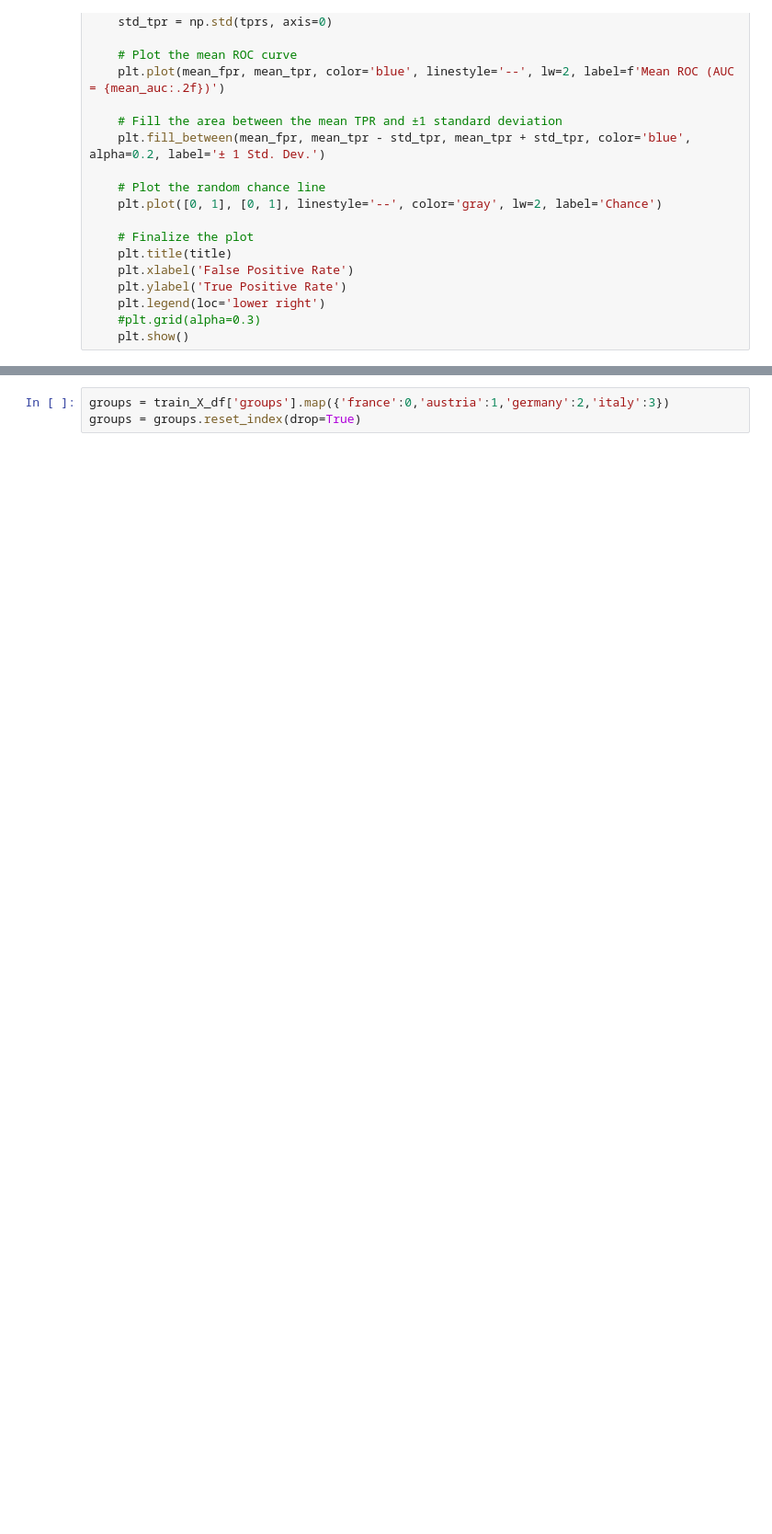
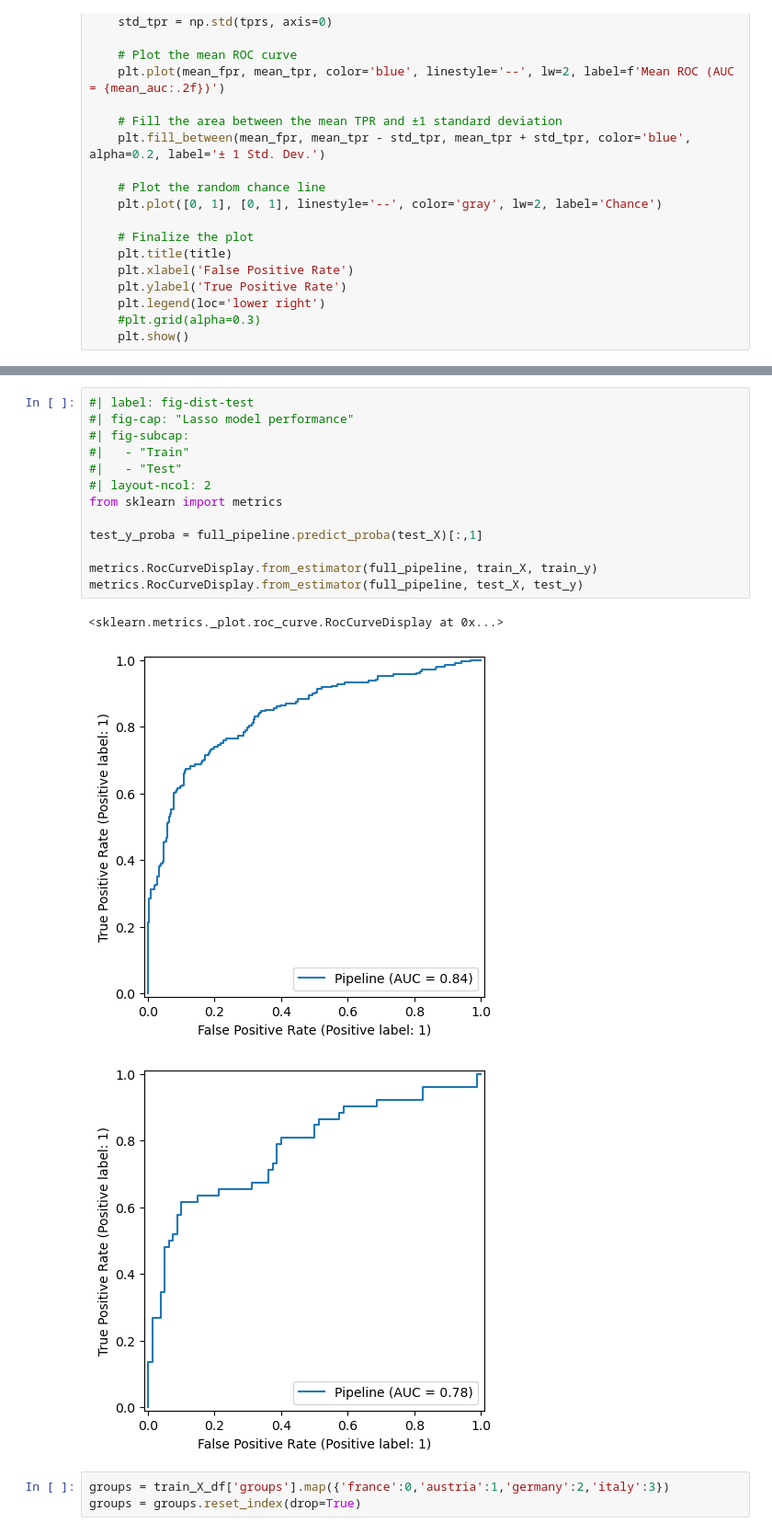
Before and after one commit to pankajchejara23/bioinformatics_book, a Jupyter notebook: chapter6.ipynb, the cells around one changed output, grey strips where cells are left out. Shown at 92% size. Saved outputs shown, nothing was run; the diff lists cells and outputs as text; blank space fills up the shorter version.

```diff
--- a/chapter6.ipynb
+++ b/chapter6.ipynb
@@ -1039,3 +1050,20 @@ def perform_logo(estimator, X, y, groups,title=''):
+# %%
+#| label: fig-dist-test
+#| fig-cap: "Lasso model performance"
+#| fig-subcap:
+#|   - "Train"
+#|   - "Test"
+#| layout-ncol: 2
+from sklearn import metrics
+
+test_y_proba = full_pipeline.predict_proba(test_X)[:,1]
+
+metrics.RocCurveDisplay.from_estimator(full_pipeline, train_X, train_y)
+metrics.RocCurveDisplay.from_estimator(full_pipeline, test_X, test_y)
+# %% [output]
+<sklearn.metrics._plot.roc_curve.RocCurveDisplay at 0x...>
+[figure, added]
+[figure, added]
 # %%
 groups = train_X_df['groups'].map({'france':0,'austria':1,'germany':2,'italy':3})
 groups = groups.reset_index(drop=True)
```
Also changed, not shown: parts of 19 cells of this notebook, 31 other files.
